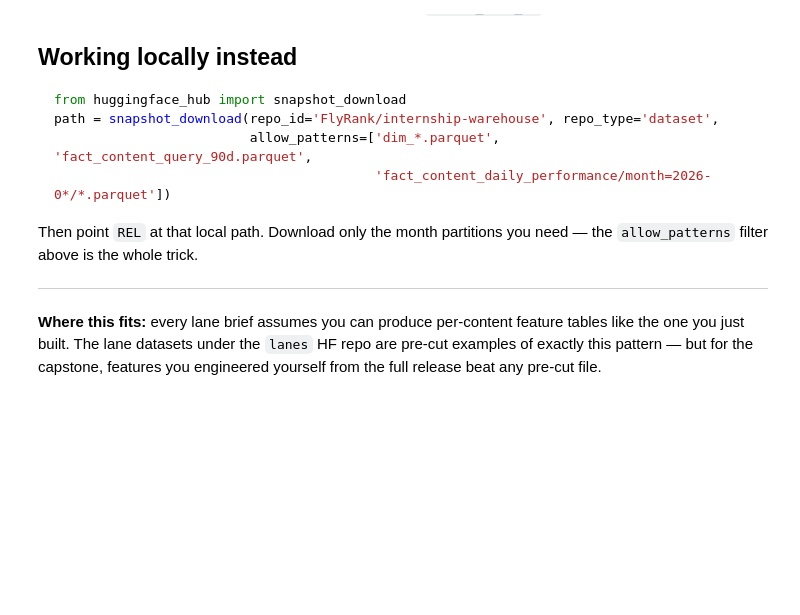
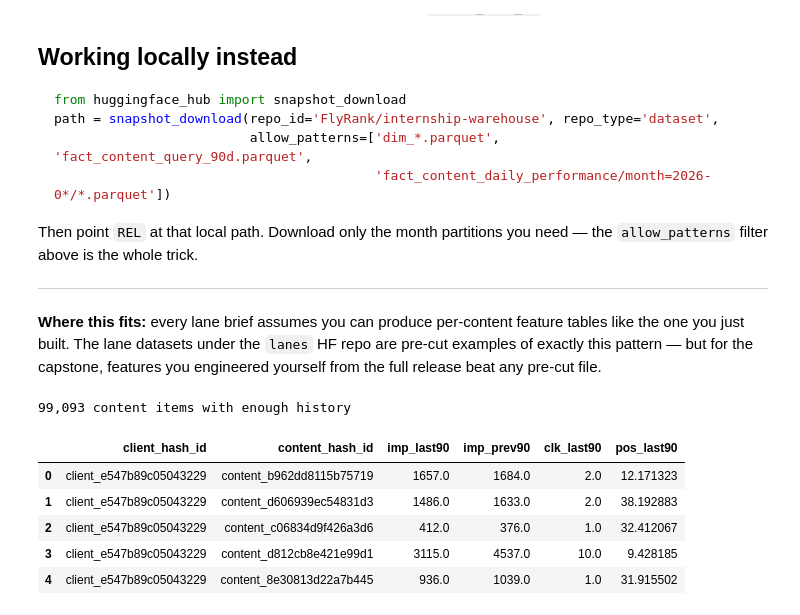
Before and after one commit to itsahmed39/FlyRank--Internship, a Jupyter notebook: notebooks/03_working_with_the_full_release.ipynb, the cells around one changed output. Cells and saved outputs as stored; diff of their text form; code cells hidden in the pictures; blank space fills up the shorter version.

```diff
--- a/notebooks/03_working_with_the_full_release.ipynb
+++ b/notebooks/03_working_with_the_full_release.ipynb
@@ -181,3 +228,32 @@ Then point `REL` at that local path. Download only the month partitions you need
 the one you just built. The lane datasets under the `lanes` HF repo are pre-cut examples of
 exactly this pattern — but for the capstone, features you engineered yourself from the full
 release beat any pre-cut file.
+# %%
+features_90d = con.sql(f"""
+    WITH bounds AS (
+        SELECT MAX(report_date) AS end_d FROM {TABLES['fact_daily']}
+    ),
+    windowed AS (
+        SELECT f.client_hash_id, f.content_hash_id,
+               SUM(CASE WHEN f.report_date >  b.end_d - INTERVAL 90 DAY THEN f.gsc_impressions ELSE 0 END) AS imp_last90,
+               SUM(CASE WHEN f.report_date <= b.end_d - INTERVAL 90 DAY THEN f.gsc_impressions ELSE 0 END) AS imp_prev90,
+               SUM(CASE WHEN f.report_date >  b.end_d - INTERVAL 90 DAY THEN f.gsc_clicks ELSE 0 END)      AS clk_last90,
+               AVG(CASE WHEN f.report_date >  b.end_d - INTERVAL 90 DAY THEN f.gsc_avg_position END)       AS pos_last90
+        FROM {TABLES['fact_daily']} f, bounds b
+        WHERE f.report_date > b.end_d - INTERVAL 180 DAY
+        GROUP BY 1, 2
+        HAVING imp_prev90 >= 250
+    )
+    SELECT * FROM windowed
+""").df()
+
+print(f'{len(features_90d):,} content items with enough history')
+features_90d.head()
+# %% [output]
+99,093 content items with enough history
+|  | client_hash_id | content_hash_id | imp_last90 | imp_prev90 | clk_last90 | pos_last90 |
+| 0 | client_e547b89c05043229 | content_b962dd8115b75719 | 1657.0 | 1684.0 | 2.0 | 12.171323 |
+| 1 | client_e547b89c05043229 | content_d606939ec54831d3 | 1486.0 | 1633.0 | 2.0 | 38.192883 |
+| 2 | client_e547b89c05043229 | content_c06834d9f426a3d6 | 412.0 | 376.0 | 1.0 | 32.412067 |
+| 3 | client_e547b89c05043229 | content_d812cb8e421e99d1 | 3115.0 | 4537.0 | 10.0 | 9.428185 |
+| 4 | client_e547b89c05043229 | content_8e30813d22a7b445 | 936.0 | 1039.0 | 1.0 | 31.915502 |
```
Also changed, not shown: parts of 9 cells of this notebook.
